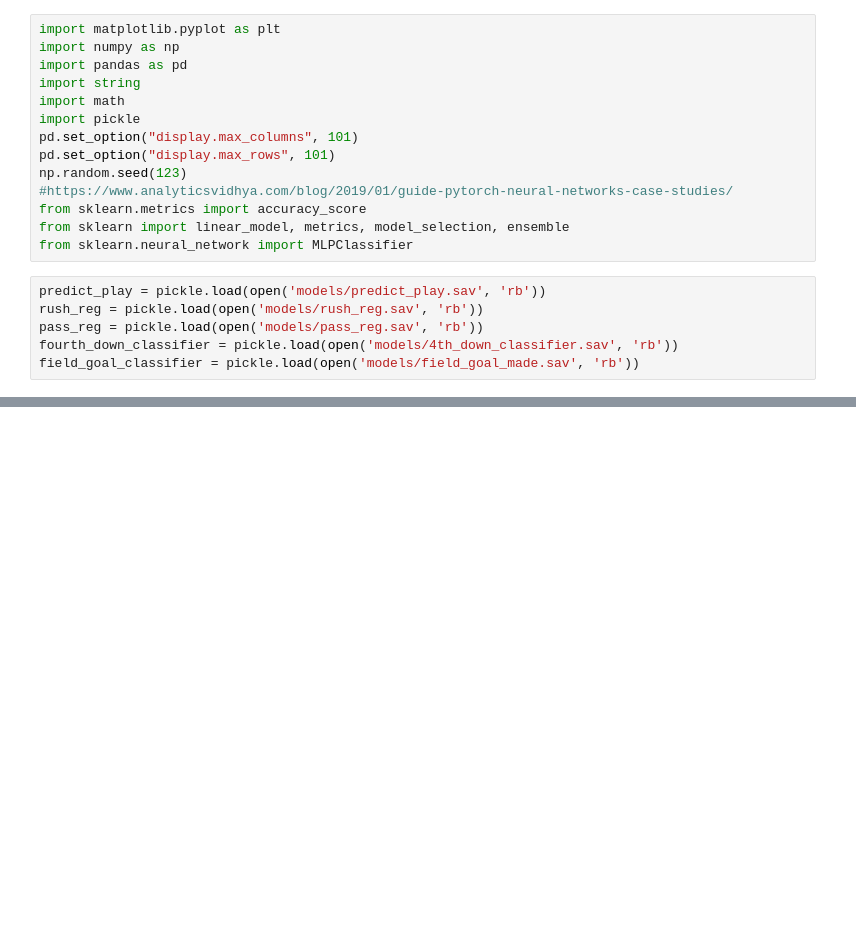
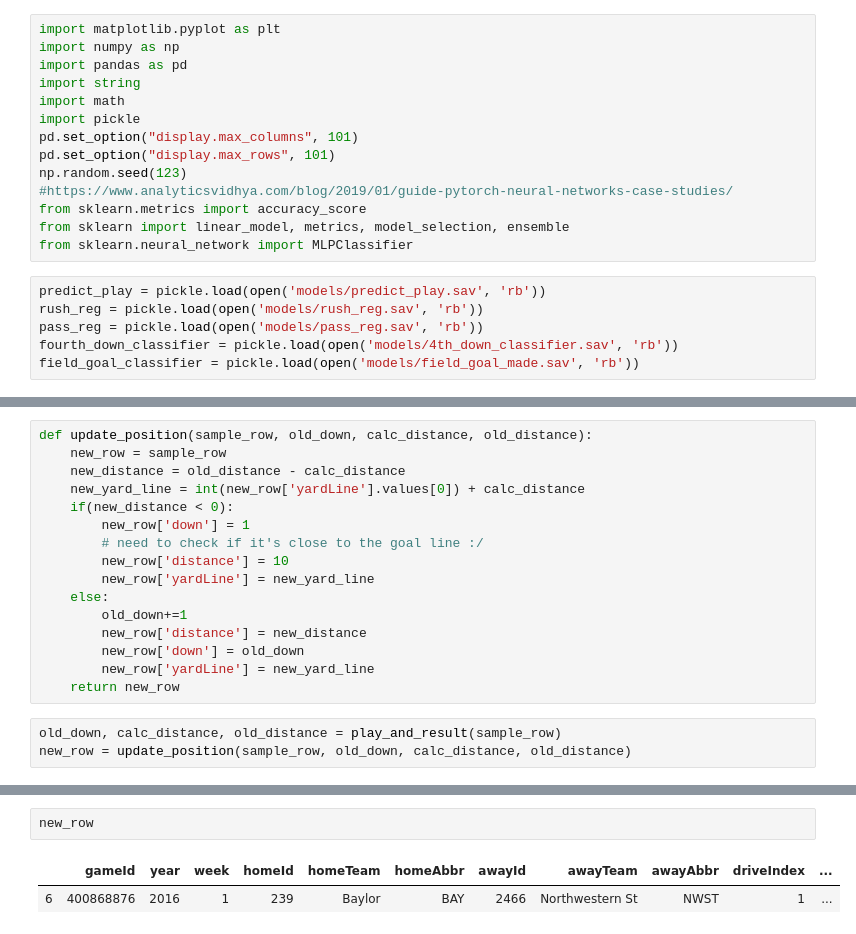
Before and after one commit to nwiatrek/cfb-ml, a Jupyter notebook: Generate Drive.ipynb, the cells around one changed output, grey strips where cells are left out. Cells and saved outputs as stored; diff of their text form; blank space fills up the shorter version.

```diff
--- a/Generate Drive.ipynb
+++ b/Generate Drive.ipynb
@@ -26,0 +100,19 @@ def get_4th_down(row):
+# %%
+def update_position(sample_row, old_down, calc_distance, old_distance):
+    new_row = sample_row
+    new_distance = old_distance - calc_distance
+    new_yard_line = int(new_row['yardLine'].values[0]) + calc_distance
+    if(new_distance < 0):
+        new_row['down'] = 1
+        # need to check if it's close to the goal line :/
+        new_row['distance'] = 10
+        new_row['yardLine'] = new_yard_line
+    else:
+        old_down+=1
+        new_row['distance'] = new_distance
+        new_row['down'] = old_down
+        new_row['yardLine'] = new_yard_line
+    return new_row
+# %%
+old_down, calc_distance, old_distance = play_and_result(sample_row)
+new_row = update_position(sample_row, old_down, calc_distance, old_distance)
@@ -26,0 +137,5 @@ def get_4th_down(row):
+# %%
+new_row
+# %% [output]
+|  | gameId | year | week | homeId | homeTeam | homeAbbr | awayId | awayTeam | awayAbbr | driveIndex | ... |
+| 6 | 400868876 | 2016 | 1 | 239 | Baylor | BAY | 2466 | Northwestern St | NWST | 1 | ... |
```
Also changed, not shown: parts of 9 cells of this notebook.
